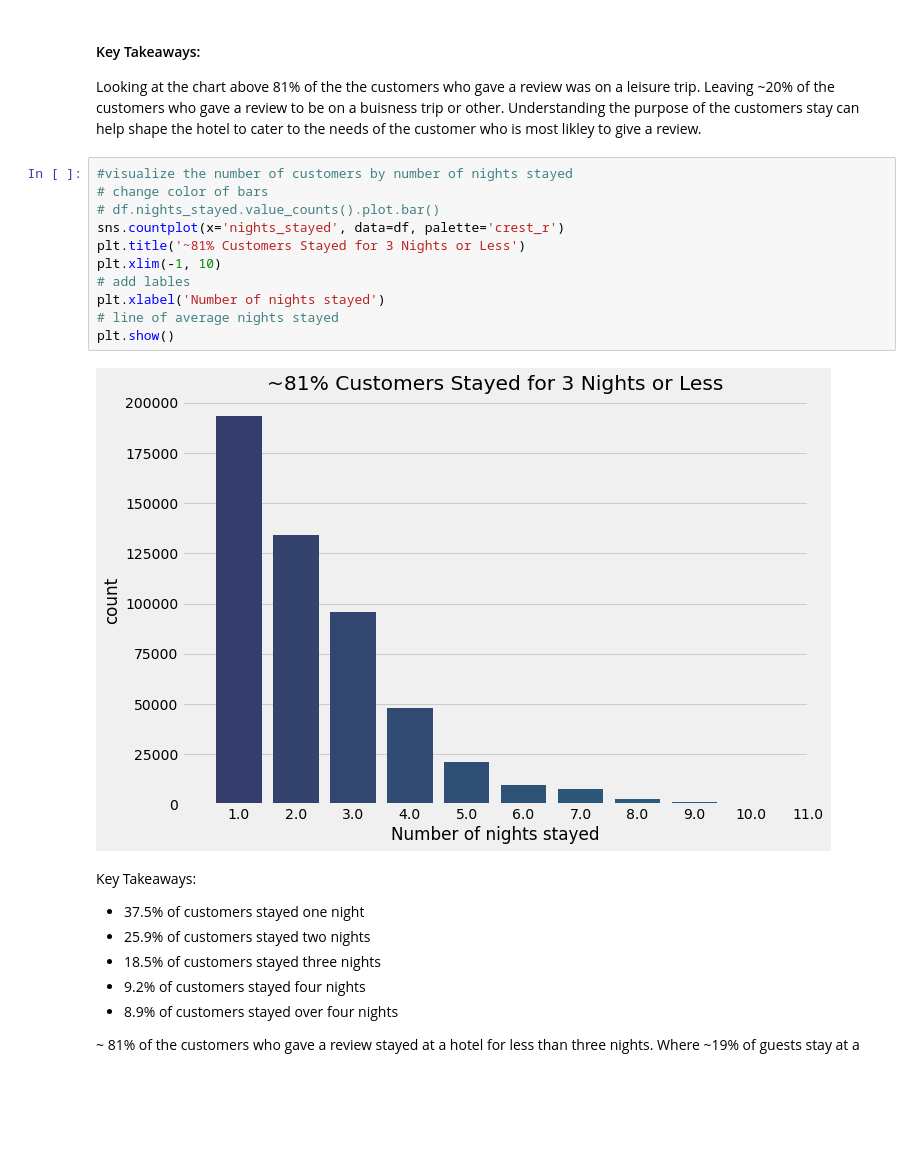
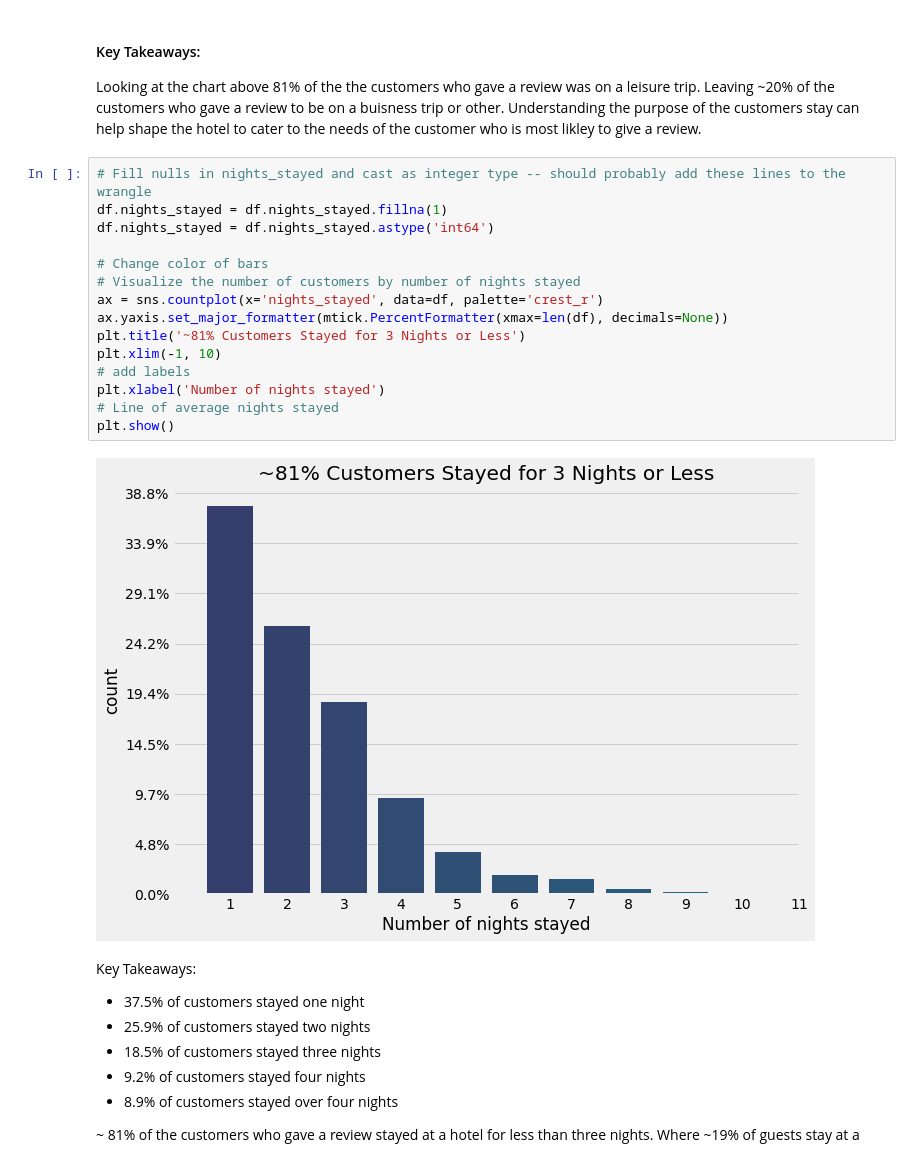
Before and after one commit to InPersonAnalysis/customer_review_capston, a Jupyter notebook: final_notebook.ipynb, the cells around one changed output. Saved outputs shown, nothing was run; the diff lists cells and outputs as text; blank space fills up the shorter version.

```diff
--- a/final_notebook.ipynb
+++ b/final_notebook.ipynb
@@ -81,18 +85,22 @@ plt.show()
 
 Looking at the chart above 81% of the the customers who gave a review was on a leisure trip. Leaving ~20% of the customers who gave a review to be on a buisness trip or other. Understanding the purpose of the customers stay can help shape the hotel to cater to the needs of the customer who is most likley to give a review.
 # %%
-#visualize the number of customers by number of nights stayed
-# change color of bars
-# df.nights_stayed.value_counts().plot.bar()
-sns.countplot(x='nights_stayed', data=df, palette='crest_r')
+# Fill nulls in nights_stayed and cast as integer type -- should probably add these lines to the wrangle
+df.nights_stayed = df.nights_stayed.fillna(1)
+df.nights_stayed = df.nights_stayed.astype('int64')
+
+# Change color of bars
+# Visualize the number of customers by number of nights stayed
+ax = sns.countplot(x='nights_stayed', data=df, palette='crest_r')
+ax.yaxis.set_major_formatter(mtick.PercentFormatter(xmax=len(df), decimals=None))
 plt.title('~81% Customers Stayed for 3 Nights or Less')
 plt.xlim(-1, 10)
-# add lables
+# add labels
 plt.xlabel('Number of nights stayed')
-# line of average nights stayed
+# Line of average nights stayed
 plt.show()
 # %% [output]
-[figure, old version]
+[figure, new version]
 # %% [markdown]
 Key Takeaways:
 
```
Also changed, not shown: parts of 7 cells of this notebook.
